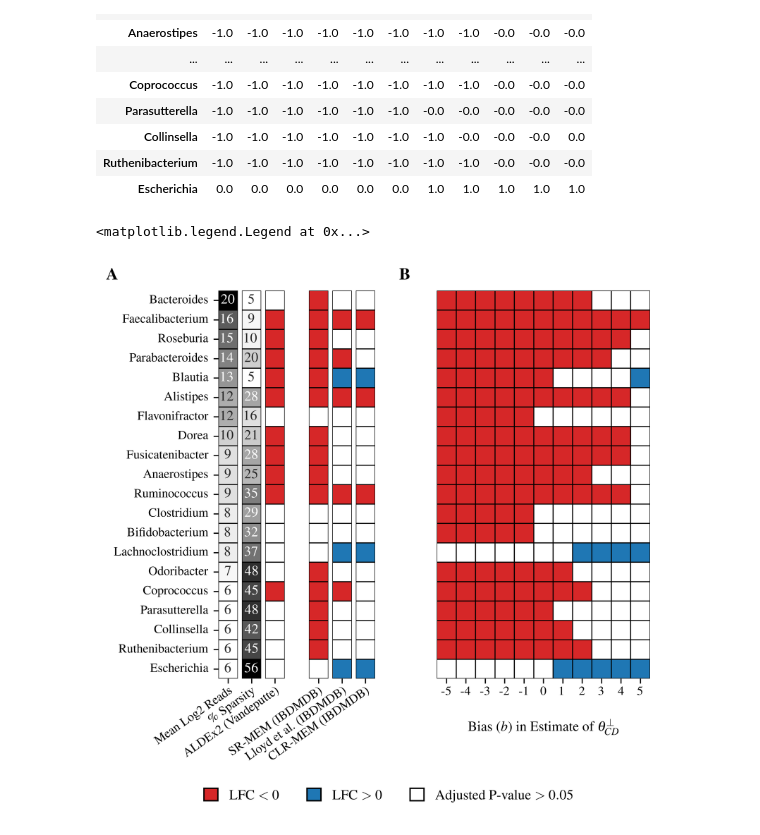
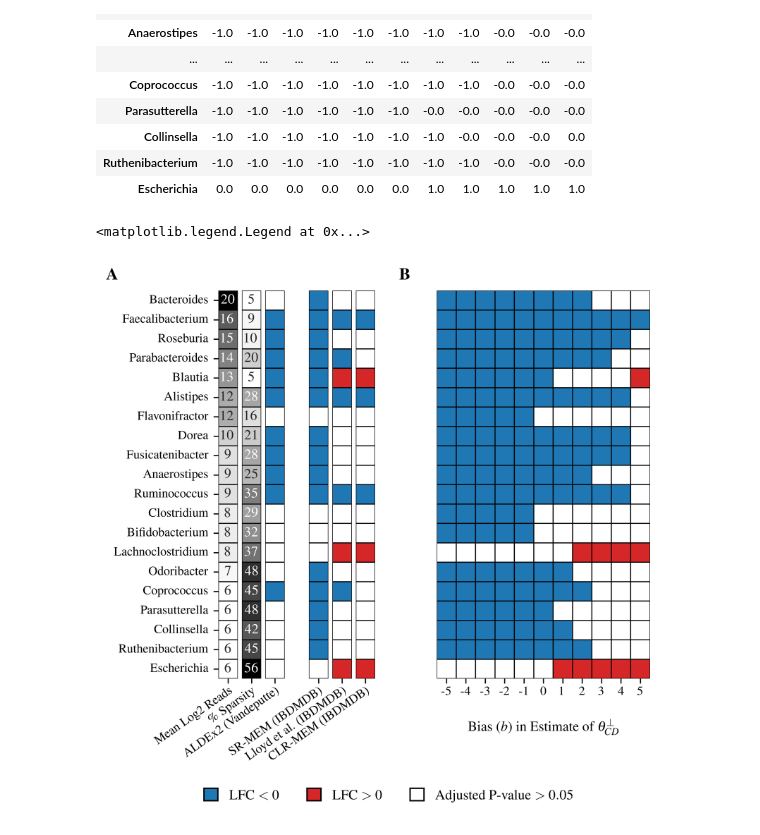
Before and after one commit to Silverman-Lab/SR-MEM, a Jupyter notebook: code/figure_3/code/Fig3.ipynb, the cells around one changed output. Drawn from its saved outputs; the diff is of its cells as text; code cells hidden in the pictures.

Commit message:
heatmaps license

```diff
--- a/code/figure_3/code/Fig3.ipynb
+++ b/code/figure_3/code/Fig3.ipynb
@@ -129,13 +129,13 @@ for i, cols in enumerate([count_stats["log2_mean"].round(), count_stats["sparsit
     else:
         yticklabels = False
     if i==2 or i == 3:
-        cmap = sns.color_palette(['#d62728', "white"], as_cmap=True)
+        cmap = sns.color_palette(['#1f77b4', "white"], as_cmap=True)
         annot = False
     elif i in [0, 1]:
         cmap = "Greys"
         annot = True
     else:
-        cmap = sns.color_palette(['#d62728', "white", '#1f77b4'], as_cmap=True)
+        cmap = sns.color_palette(['#1f77b4', "white", '#d62728'], as_cmap=True)
         annot = False
     sns.heatmap(
         data=pd.DataFrame(cols.loc[count_stats.index]),
@@ -146,37 +146,37 @@ for i, cols in enumerate([count_stats["log2_mean"].round(), count_stats["sparsit
         linecolor="black",
         linewidths=0.5,
         cmap=cmap,
         ax=axs[i], square=True)
     if yticklabels:
         axs[i].set_yticklabels(ax1.get_yticklabels(), fontsize=fontsize-2)
     axs[i].set_xticklabels([colnames[i]], rotation=35, ha='right', va='top',
                            fontsize=fontsize-2, rotation_mode="anchor")
     axs[i].tick_params(axis='x', pad=1)
 sns.heatmap(
     data=bdf,
     annot=False,
     yticklabels=False,
     xticklabels=True,
     cbar=False,
     linecolor="black",
     linewidths=0.5,
-    cmap=sns.color_palette(['#d62728', "white",
-                            '#1f77b4'], as_cmap=True),
+    cmap=sns.color_palette(['#1f77b4', "white",
+                            '#d62728'], as_cmap=True),
     ax=ax7, square=True)
 ax7.set_xticklabels(ax7.get_xticklabels(), fontsize=fontsize-2)
 ax7.set_xlabel("Bias ($b$) in Estimate of $\\theta^\\perp_{CD}$",
                fontsize=fontsize-1, labelpad=15)
 ax7.tick_params(axis='x', pad=2)
 
 fig.text(-0.02, 0.925, r"\textbf{A}", ha='right', va='top', fontsize=fontsize+1)
 fig.text(0.41, 0.925, r"\textbf{B}", ha='right', va='top', fontsize=fontsize+1)
-legend_elements = [Patch(facecolor='#d62728', edgecolor='black', label='LFC $< 0$'),
-                   Patch(facecolor='#1f77b4', edgecolor='black', label='LFC $> 0$'),
+legend_elements = [Patch(facecolor='#1f77b4', edgecolor='black', label='LFC $< 0$'),
+                   Patch(facecolor='#d62728', edgecolor='black', label='LFC $> 0$'),
                    Patch(facecolor='white',   edgecolor='black', label='Adjusted P-value $> 0.05$')]
 ax7.legend(bbox_to_anchor=(0.7, -0.25), handles=legend_elements, frameon=False, ncol=3,
            fontsize=fontsize-1, handlelength=1, handleheight=1)
 # %% [output]
 <matplotlib.legend.Legend at 0x...>
-[figure, old version]
+[figure, new version]
 # %%
 fig.savefig('../../../figures/Figure_3.png', bbox_inches='tight')
```
Also changed, not shown: 8 other files.
